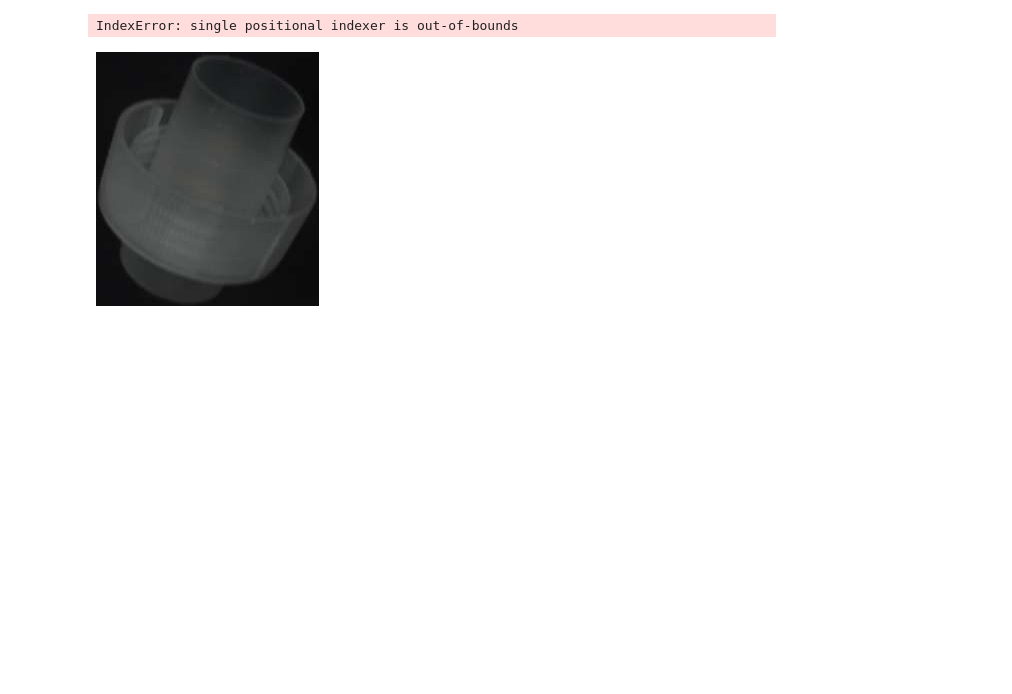
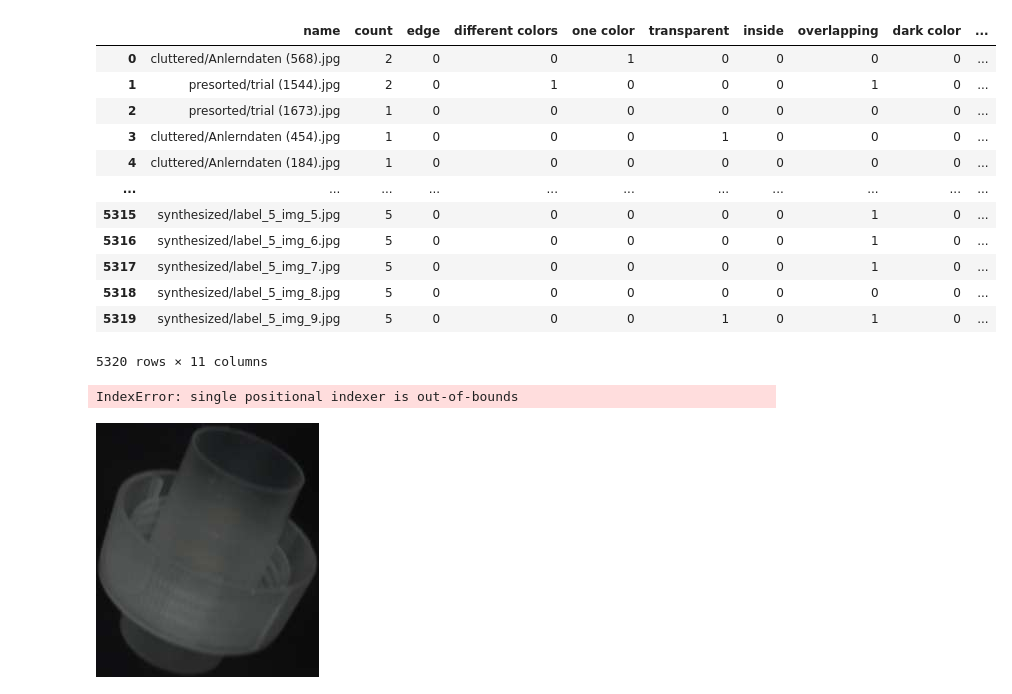
Before and after one commit to eismont21/AnomaliesRecycling, a Jupyter notebook: notebooks/DataAugmentation.ipynb, the cells around one changed output. Saved outputs shown, nothing was run; the diff lists cells and outputs as text; code cells hidden in the pictures; blank space fills up the shorter version.

```diff
--- a/notebooks/DataAugmentation.ipynb
+++ b/notebooks/DataAugmentation.ipynb
@@ -64,4 +65,27 @@ dataAugm.generate({0: 361,
                    4: 40,
                    5: 10,
                    })
+# %%
+df_synthesized = pd.read_csv('../data/labels/synthesized/synthesized.csv')
+df_train = pd.read_csv('../data/train.csv')
+df_train = df_train[~df_train['name'].str.contains('synthesized')]
+df_train = pd.concat([df_train, df_synthesized], ignore_index=True).fillna(0)
+df_train = df_train.convert_dtypes()
+df_train['synthesized'] = df_train['synthesized'].astype(int)
+df_train.to_csv('../data/train.csv', index=False)
+df_train
+# %% [output]
+|  | name | count | edge | different colors | one color | transparent | inside | overlapping | dark color | ... |
+| 0 | cluttered/Anlerndaten (568).jpg | 2 | 0 | 0 | 1 | 0 | 0 | 0 | 0 | ... |
+| 1 | presorted/trial (1544).jpg | 2 | 0 | 1 | 0 | 0 | 0 | 1 | 0 | ... |
+| 2 | presorted/trial (1673).jpg | 1 | 0 | 0 | 0 | 0 | 0 | 0 | 0 | ... |
+| 3 | cluttered/Anlerndaten (454).jpg | 1 | 0 | 0 | 0 | 1 | 0 | 0 | 0 | ... |
+| 4 | cluttered/Anlerndaten (184).jpg | 1 | 0 | 0 | 0 | 0 | 0 | 0 | 0 | ... |
+| ... | ... | ... | ... | ... | ... | ... | ... | ... | ... | ... |
+| 5315 | synthesized/label_5_img_5.jpg | 5 | 0 | 0 | 0 | 0 | 0 | 1 | 0 | ... |
+| 5316 | synthesized/label_5_img_6.jpg | 5 | 0 | 0 | 0 | 0 | 0 | 1 | 0 | ... |
+| 5317 | synthesized/label_5_img_7.jpg | 5 | 0 | 0 | 0 | 0 | 0 | 1 | 0 | ... |
+| 5318 | synthesized/label_5_img_8.jpg | 5 | 0 | 0 | 0 | 0 | 0 | 0 | 0 | ... |
+| 5319 | synthesized/label_5_img_9.jpg | 5 | 0 | 0 | 0 | 1 | 0 | 1 | 0 | ... |
+5320 rows × 11 columns
 # %%
```
Also changed, not shown: parts of 7 cells of this notebook, 1 other file.
